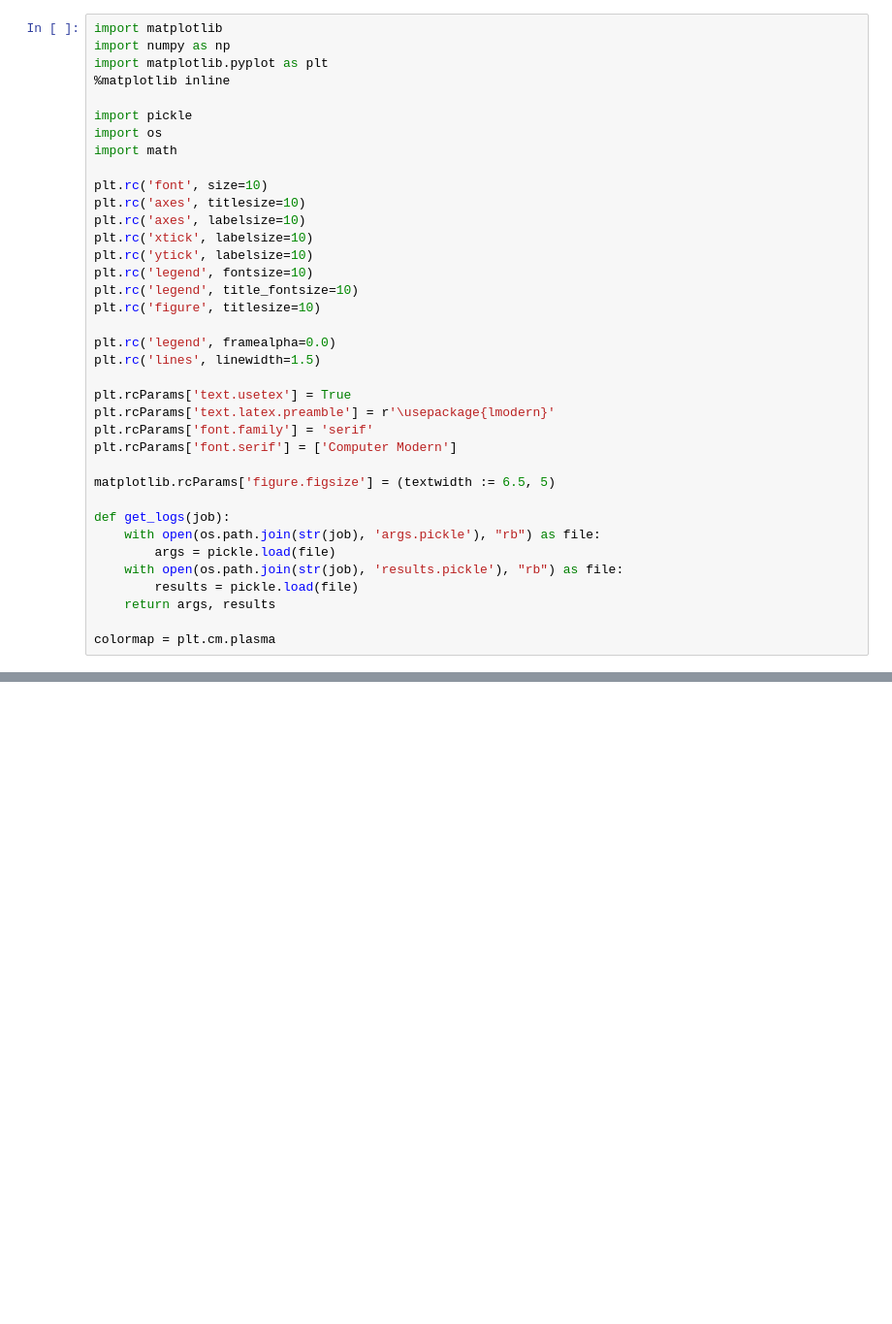
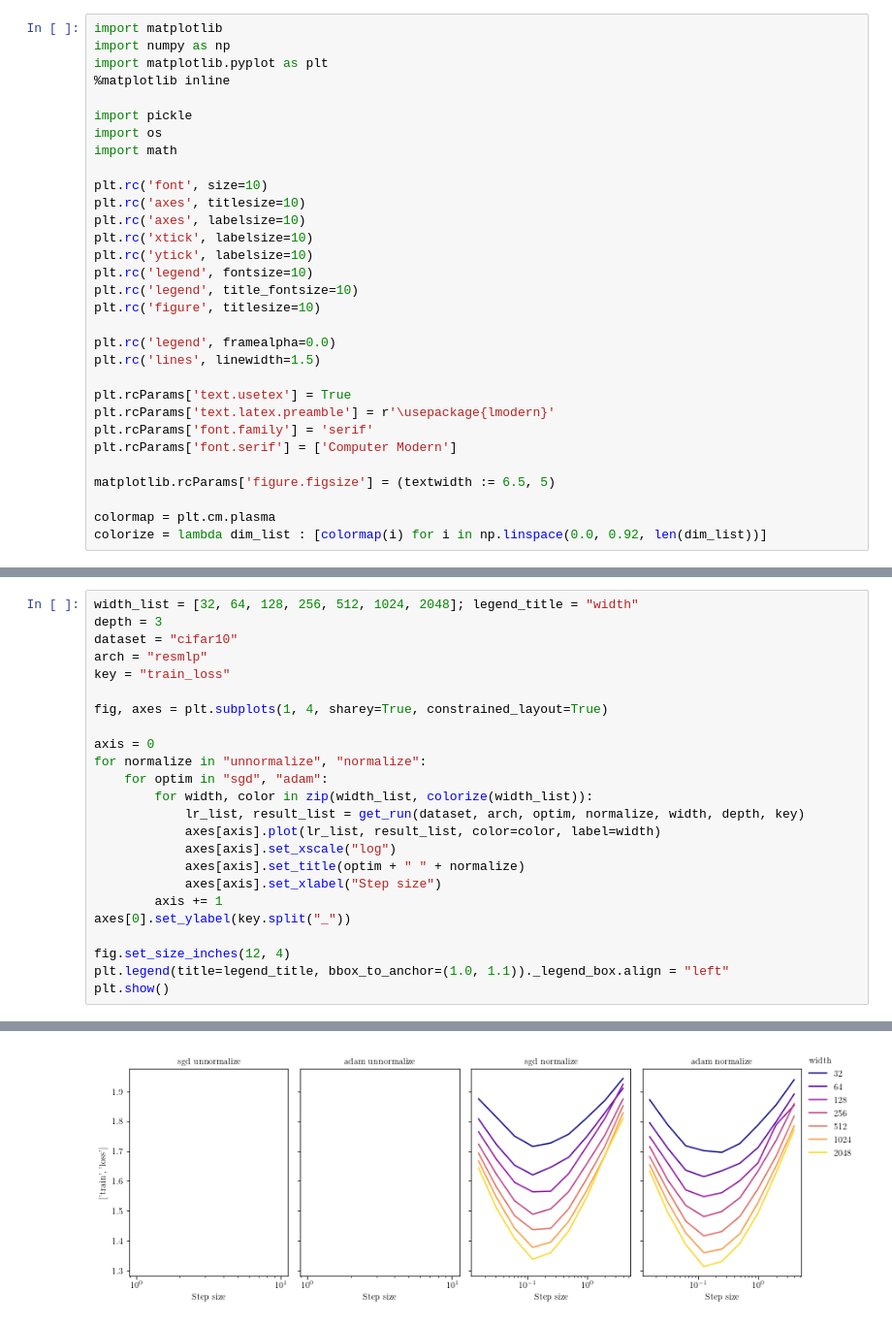
Before and after one commit to youngleox/modula, a Jupyter notebook: figure/plot.ipynb, the cells around one changed output, grey strips where cells are left out. Shown: that part at 97% size. Saved outputs shown, nothing was run; the diff lists cells and outputs as text; blank space fills up the shorter version.

Commit message:
updated plotting code

```diff
--- a/figure/plot.ipynb
+++ b/figure/plot.ipynb
@@ -27,11 +27,5 @@ plt.rcParams['font.serif'] = ['Computer Modern']
 
 matplotlib.rcParams['figure.figsize'] = (textwidth := 6.5, 5)
 
-def get_logs(job):
-    with open(os.path.join(str(job), 'args.pickle'), "rb") as file:
-        args = pickle.load(file)
-    with open(os.path.join(str(job), 'results.pickle'), "rb") as file:
-        results = pickle.load(file)
-    return args, results
-
 colormap = plt.cm.plasma
+colorize = lambda dim_list : [colormap(i) for i in np.linspace(0.0, 0.92, len(dim_list))]
@@ -261,0 +58,25 @@ wd                   0.0
+# %%
+width_list = [32, 64, 128, 256, 512, 1024, 2048]; legend_title = "width"
+depth = 3
+dataset = "cifar10"
+arch = "resmlp"
+key = "train_loss"
+
+fig, axes = plt.subplots(1, 4, sharey=True, constrained_layout=True)
+
+axis = 0
+for normalize in "unnormalize", "normalize":
+    for optim in "sgd", "adam":
+        for width, color in zip(width_list, colorize(width_list)):
+            lr_list, result_list = get_run(dataset, arch, optim, normalize, width, depth, key)
+            axes[axis].plot(lr_list, result_list, color=color, label=width)
+            axes[axis].set_xscale("log")
+            axes[axis].set_title(optim + " " + normalize)
+            axes[axis].set_xlabel("Step size")
+        axis += 1
+axes[0].set_ylabel(key.split("_"))
+
+fig.set_size_inches(12, 4)
+plt.legend(title=legend_title, bbox_to_anchor=(1.0, 1.1))._legend_box.align = "left"
+plt.show()
+# %% [output]
@@ -261,0 +84 @@ wd                   0.0
+[figure, added]
```
Also changed, not shown: parts of 8 cells of this notebook, 2 other files.
